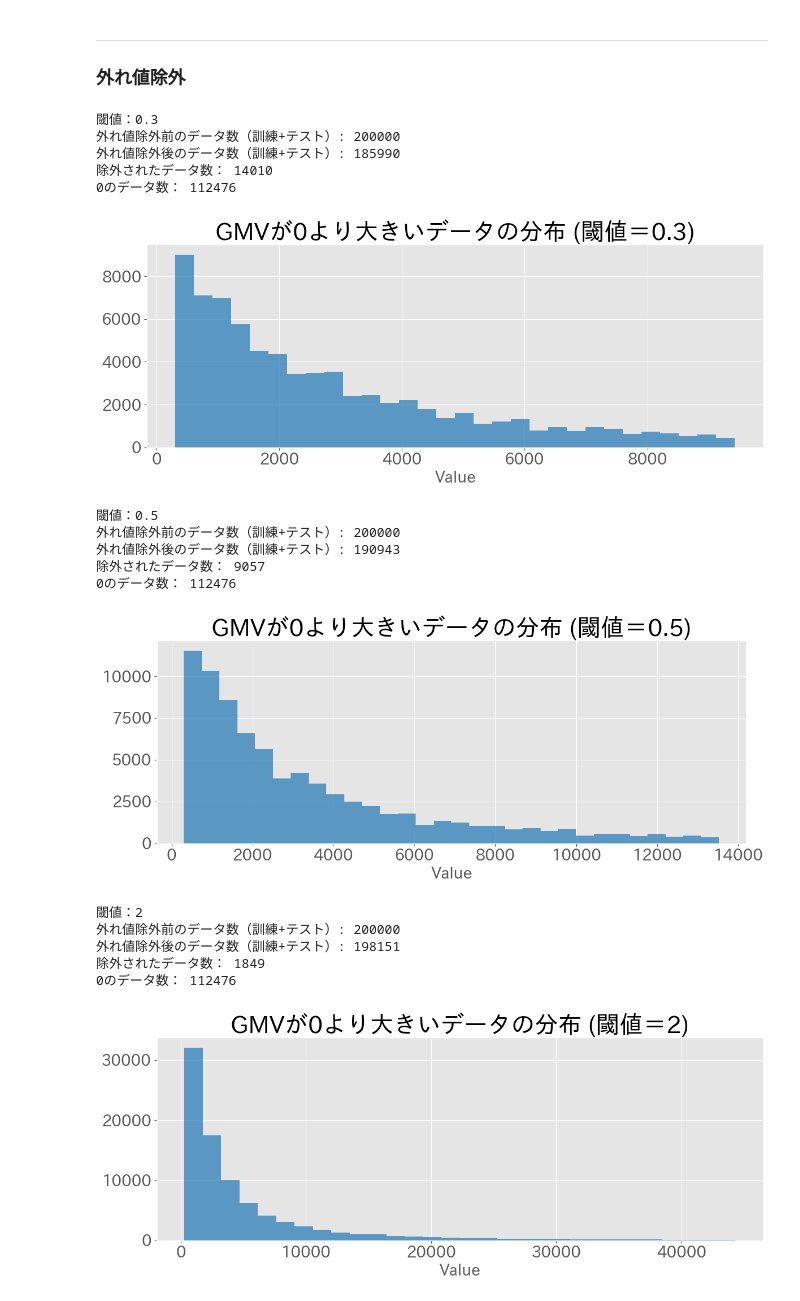
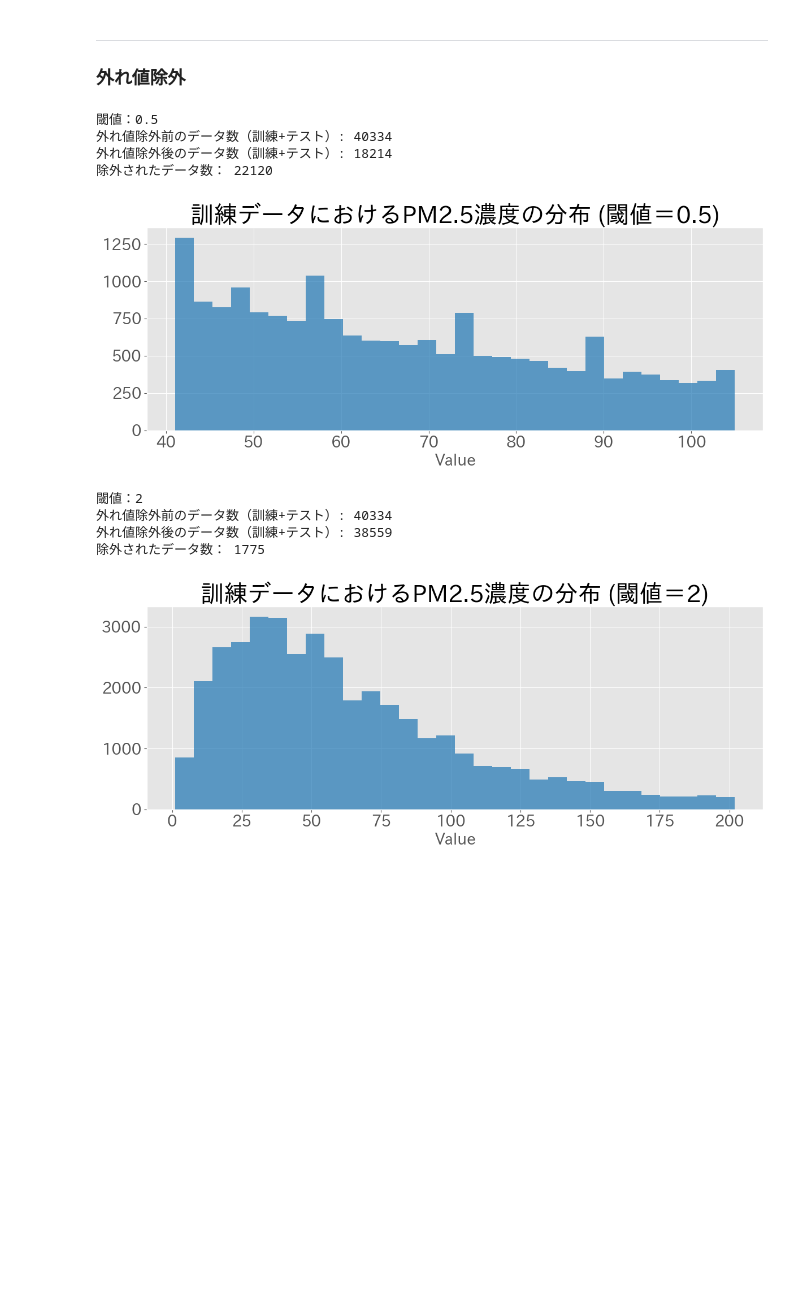
Before and after one commit to Monketu/ABtesting, a Jupyter notebook: notebook/確認用/外れ値確認用_中国PM2.5.ipynb, the cells around one changed output. Saved outputs shown, nothing was run; the diff lists cells and outputs as text; code cells hidden in the pictures; blank space fills up the shorter version.

```diff
--- a/notebook/確認用/外れ値確認用_中国PM2.5.ipynb
+++ b/notebook/確認用/外れ値確認用_中国PM2.5.ipynb
@@ -81,0 +114,20 @@ Name: Number of Units, Length: 313064, dtype: float64
+# %%
+def remove_nan(data: pd.DataFrame) -> tuple[pd.DataFrame, pd.DataFrame]:
+    # 各列に対して、pd.to_numericを使用して数値に変換（エラーがあればNaNにする）
+    df_numeric = data.apply(lambda col: pd.to_numeric(col, errors="coerce"))
+
+    # 数値に変換できなかった行を抽出（NaNを含む行）
+    df_excluded = data[df_numeric.isna().any(axis=1)]
+
+    # NaNを含む行を削除
+    df_clean = df_numeric.dropna()
+
+    return df_excluded, df_clean
+# %%
+df_2014_ex, df_2014_clean = remove_nan(df_2014)
+df_2015_ex, df_2015_clean = remove_nan(df_2015)
+print(df_2014_ex)
+print(df_2014_clean)
+print()
+print(df_2015_ex)
+print(df_2015_clean)
@@ -82,21 +152,19 @@ Name: Number of Units, Length: 313064, dtype: float64
 # %% [markdown]
 -------------
 ### 外れ値を除外しない場合
+# %%
+df = df_2014_clean
 # %%
 y = df[TARGET]
-print("0のデータ数：", len(y[y == 0]))
 
-# 0のデータと0以外のデータを区別して可視化
 fig, axes = plt.subplots(1, 1, figsize=(12, 5))
-
-# 0以外のデータのヒストグラム
 axes.hist(
-    y[y > 0],
+    y,
     bins=30,
     color="#1f77b4",
     alpha=0.7,
 )
-axes.set_title("GMVが0より大きいデータの分布", fontsize=30)
+axes.set_title("訓練データにおけるPM2.5濃度の分布 (外れ値除外前)", fontsize=30)
 axes.set_xlabel("Value", fontsize=20)
 axes.tick_params(axis="both", labelsize=20)
 
@@ -118,50 +185,38 @@ def remove_outliers_zscore(
 # %%
 for i in range(len(THRESHOLD_LIST)):
     df_outliers_removed = remove_outliers_zscore(
         data=df, metric=TARGET, threshold=THRESHOLD_LIST[i]
     )
     df_outliers_removed = df_outliers_removed.reset_index(drop=True)  # 行を詰める
     y = df_outliers_removed[TARGET]
     print(f"閾値：{THRESHOLD_LIST[i]}")
-    print("外れ値除外前のデータ数（訓練+テスト）:", DATA_SIZE)
+    print("外れ値除外前のデータ数（訓練+テスト）:", len(df_2014_clean))
     print("外れ値除外後のデータ数（訓練+テスト）:", len(df_outliers_removed))
-    print("除外されたデータ数：", DATA_SIZE - len(df_outliers_removed))
-    print("0のデータ数：", len(y[y == 0]))
+    print("除外されたデータ数：", len(df_2014_clean) - len(df_outliers_removed))
 
-    # 0のデータと0以外のデータを区別して可視化
     fig, axes = plt.subplots(1, 1, figsize=(12, 5))
-
-    # 0以外のデータのヒストグラム
     axes.hist(
-        y[y > 0],
+        y,
         bins=30,
         color="#1f77b4",
         alpha=0.7,
     )
     axes.set_title(
-        f"GMVが0より大きいデータの分布 (閾値＝{THRESHOLD_LIST[i]})", fontsize=30
+        f"訓練データにおけるPM2.5濃度の分布 (閾値＝{THRESHOLD_LIST[i]})", fontsize=30
     )
     axes.set_xlabel("Value", fontsize=20)
     axes.tick_params(axis="both", labelsize=20)
 
     plt.tight_layout()
     plt.show()
 # %% [output]
-閾値：0.3
-外れ値除外前のデータ数（訓練+テスト）: 200000
-外れ値除外後のデータ数（訓練+テスト）: 185990
-除外されたデータ数： 14010
-0のデータ数： 112476
+閾値：0.5
+外れ値除外前のデータ数（訓練+テスト）: 40334
+外れ値除外後のデータ数（訓練+テスト）: 18214
+除外されたデータ数： 22120
-[figure, old version]
+[figure, new version]
-閾値：0.5
-外れ値除外前のデータ数（訓練+テスト）: 200000
-外れ値除外後のデータ数（訓練+テスト）: 190943
-除外されたデータ数： 9057
-0のデータ数： 112476
+閾値：2
+外れ値除外前のデータ数（訓練+テスト）: 40334
+外れ値除外後のデータ数（訓練+テスト）: 38559
+除外されたデータ数： 1775
-[figure, old version]
+[figure, new version]
-閾値：2
-外れ値除外前のデータ数（訓練+テスト）: 200000
-外れ値除外後のデータ数（訓練+テスト）: 198151
-除外されたデータ数： 1849
-0のデータ数： 112476
-[figure, removed]
```
Also changed, not shown: parts of 7 cells of this notebook, 9 other files.
